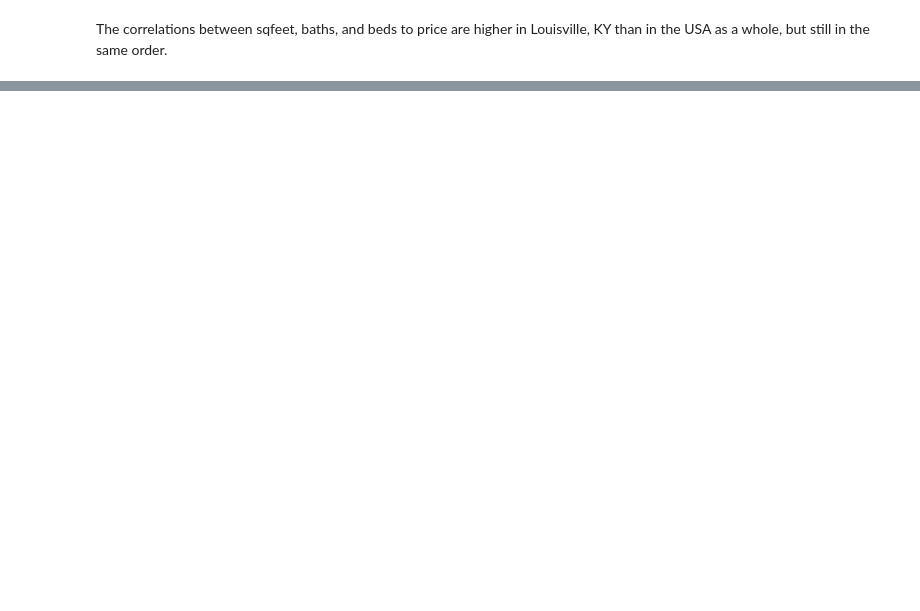
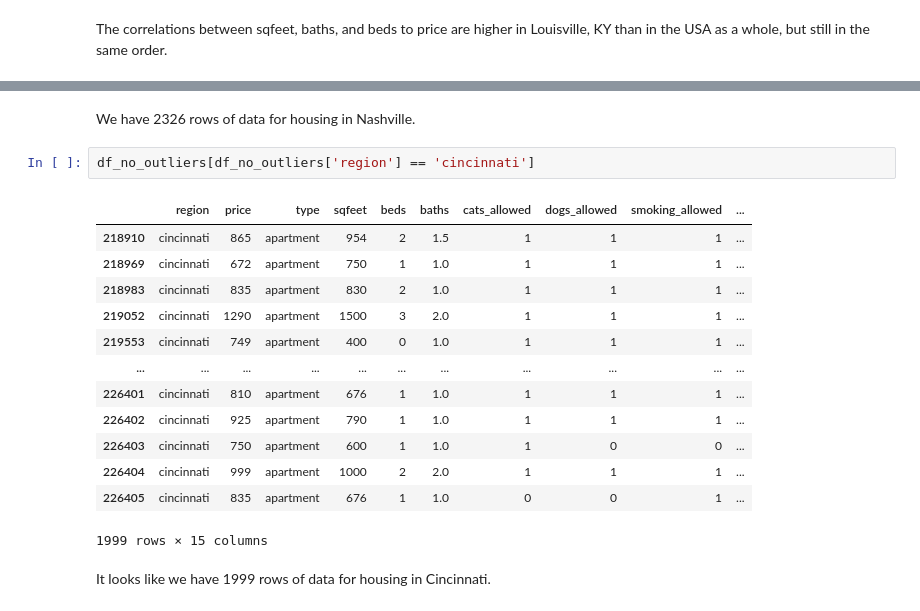
Before and after one commit to moferg/usa-housing-analysis, a Jupyter notebook: usa_housing_analysis.ipynb, the cells around one changed output, grey strips where cells are left out. Cells and saved outputs as stored; diff of their text form; blank space fills up the shorter version.

```diff
--- a/usa_housing_analysis.ipynb
+++ b/usa_housing_analysis.ipynb
@@ -564,0 +593,20 @@ The correlations between sqfeet, baths, and beds to price are higher in Louisvil
+# %% [markdown]
+We have 2326 rows of data for housing in Nashville.
+# %%
+df_no_outliers[df_no_outliers['region'] == 'cincinnati']
+# %% [output]
+|  | region | price | type | sqfeet | beds | baths | cats_allowed | dogs_allowed | smoking_allowed | ... |
+| 218910 | cincinnati | 865 | apartment | 954 | 2 | 1.5 | 1 | 1 | 1 | ... |
+| 218969 | cincinnati | 672 | apartment | 750 | 1 | 1.0 | 1 | 1 | 1 | ... |
+| 218983 | cincinnati | 835 | apartment | 830 | 2 | 1.0 | 1 | 1 | 1 | ... |
+| 219052 | cincinnati | 1290 | apartment | 1500 | 3 | 2.0 | 1 | 1 | 1 | ... |
+| 219553 | cincinnati | 749 | apartment | 400 | 0 | 1.0 | 1 | 1 | 1 | ... |
+| ... | ... | ... | ... | ... | ... | ... | ... | ... | ... | ... |
+| 226401 | cincinnati | 810 | apartment | 676 | 1 | 1.0 | 1 | 1 | 1 | ... |
+| 226402 | cincinnati | 925 | apartment | 790 | 1 | 1.0 | 1 | 1 | 1 | ... |
+| 226403 | cincinnati | 750 | apartment | 600 | 1 | 1.0 | 1 | 0 | 0 | ... |
+| 226404 | cincinnati | 999 | apartment | 1000 | 2 | 2.0 | 1 | 1 | 1 | ... |
+| 226405 | cincinnati | 835 | apartment | 676 | 1 | 1.0 | 0 | 0 | 1 | ... |
+1999 rows × 15 columns
+# %% [markdown]
+It looks like we have 1999 rows of data for housing in Cincinnati.
```
Also changed, not shown: parts of 16 cells of this notebook.
